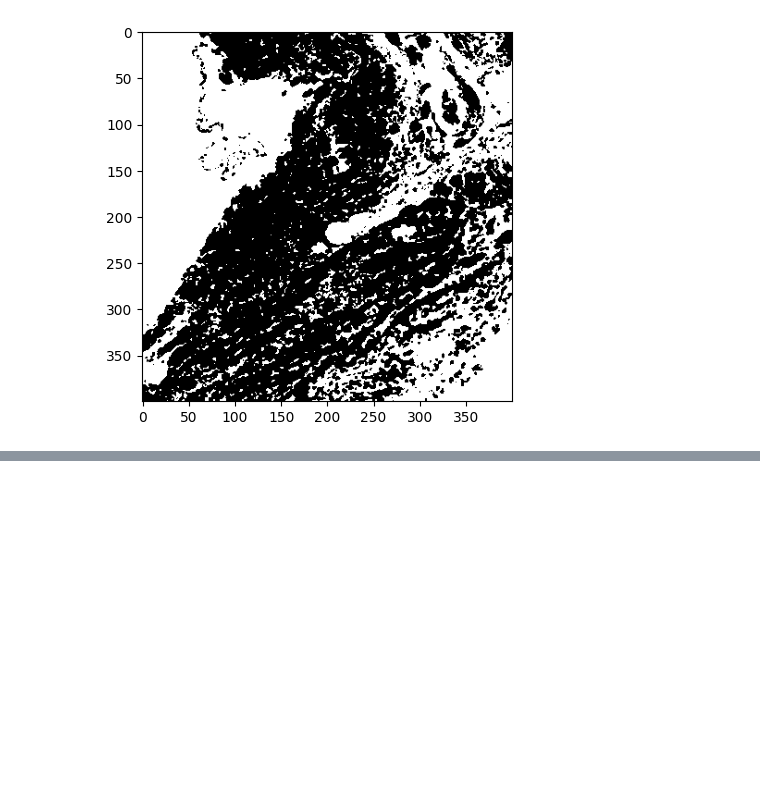
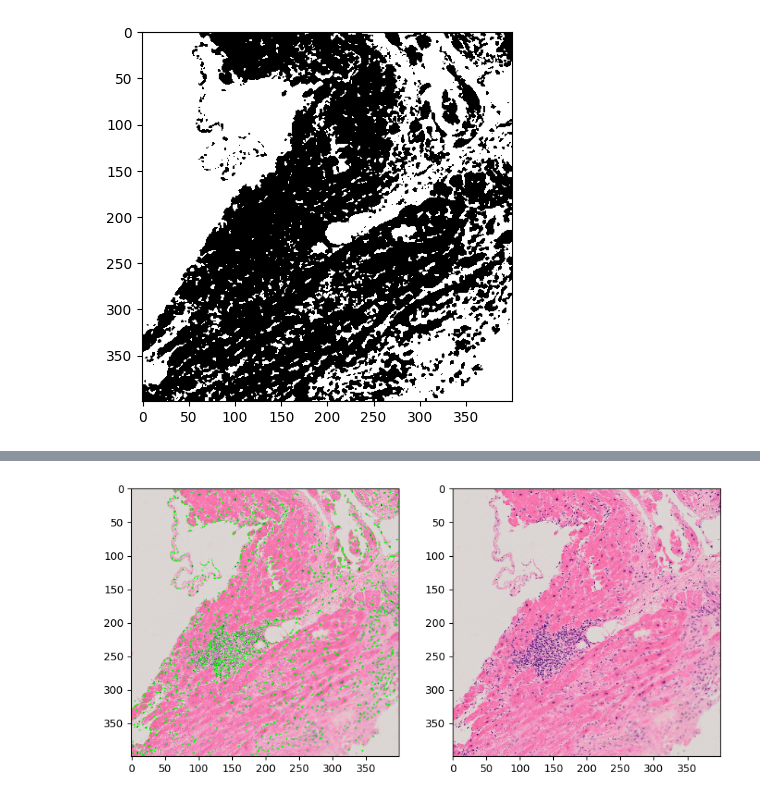
Before and after one commit to vktr274/computer-vision-thresholding, a Jupyter notebook: histology.ipynb, the cells around one changed output, grey strips where cells are left out. Saved outputs shown, nothing was run; the diff lists cells and outputs as text; code cells hidden in the pictures; blank space fills up the shorter version.

```diff
--- a/histology.ipynb
+++ b/histology.ipynb
@@ -7,9 +8,11 @@ import matplotlib.pyplot as plt
 ## Load, convert to grayscale, resize
 # %%
 img = cv2.imread("hist.png")
-img = cv2.cvtColor(img, cv2.COLOR_BGR2GRAY)
 img = cv2.resize(img, (400, 400)) # linear interpolation
 
+orig_img = cv2.cvtColor(img, cv2.COLOR_BGR2RGB)
+img = cv2.cvtColor(img, cv2.COLOR_BGR2GRAY)
+
 plt.imshow(img, cmap="gray")
 # %% [output]
 <matplotlib.image.AxesImage at 0x...>
@@ -38,0 +47,18 @@ plt.imshow(bin_img, cmap="gray")
+# %%
+img_no_contours = copy.deepcopy(orig_img)
+img_contours = cv2.drawContours(orig_img, contours, -1, (0, 255, 0))
+
+fig = plt.figure(figsize=(10,20))
+
+rows = 1
+columns = 2
+
+fig.add_subplot(rows, columns, 1)
+plt.imshow(img_contours)
+
+fig.add_subplot(rows, columns, 2)
+plt.imshow(img_no_contours)
+
+plt.show()
+# %% [output]
+[figure, added]
```
Also changed, not shown: parts of 4 cells of this notebook.
